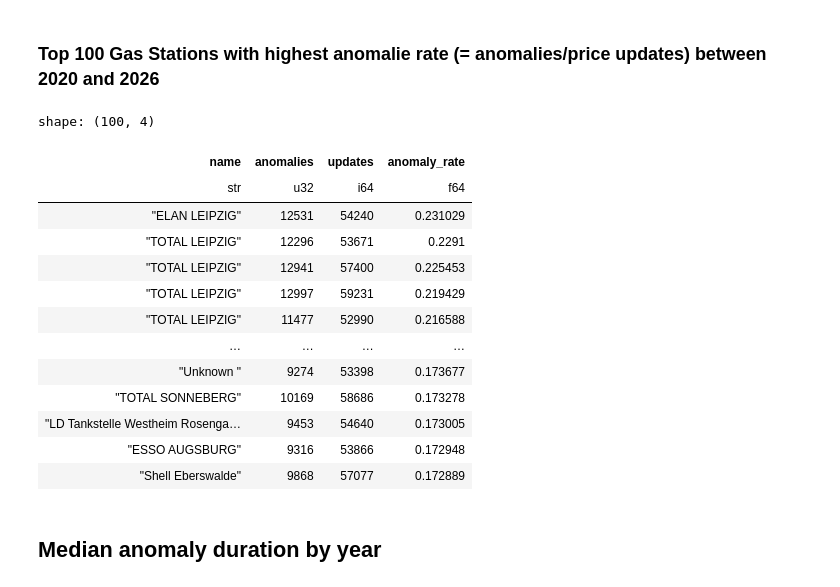
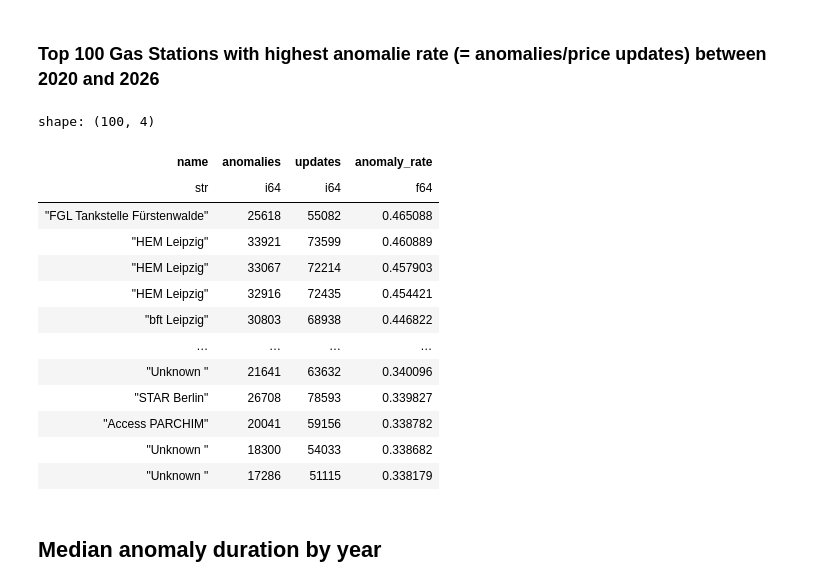
Before and after one commit to qflewy/Data-Science-Projekt, a Jupyter notebook: Notebooks/rq5_notebook_final.ipynb, the cells around one changed output. Cells and saved outputs as stored; diff of their text form; code cells hidden in the pictures.

Commit message:
kernel absturz behoben

```diff
--- a/Notebooks/rq5_notebook_final.ipynb
+++ b/Notebooks/rq5_notebook_final.ipynb
@@ -188,75 +188,62 @@ importlib.reload(rq5_function_lib)
 # %%
 stations_csv = Path(r"C:/Users/Marvin/Dokumente/Bildung/Uni/dsprojekt/tankerkoenig-data/stations/stations.csv")
 stations_parquet = Path("stations.parquet")
+stats_cache = Path("station_stats_2020_2027.parquet") # had to create a cache file for the combined stats beacuse the kernel kept crashing
 
 stations = fl.load_stations(stations_csv, stations_parquet)
+station_stats = pl.read_parquet(stats_cache).filter(pl.col("updates") >= 50000)
 
-# counts
-anomalies = fl.anomalies_per_station(combined)
-
-updates = fl.total_updates(parquet_base, start_year, end_year)
-
-station_stats = fl.anomaly_rate(anomalies, updates)
-
-station_stats = station_stats.filter(
-    pl.col("updates") > 50000
-)
 gas_stations = 100
 map_df = fl.prepare_station_map(station_stats, stations, top_n=gas_stations)
-
 station_data = map_df.to_pandas()
 
-
-fig = go.Figure()
-
-station_data = map_df.to_pandas()
-
-fig = px.scatter_map(
+fig = px.scatter_mapbox(
     station_data,
     lat="latitude",
     lon="longitude",
     size="anomaly_rate",
     color="anomaly_rate",
     hover_name="name",
     hover_data={
         "anomalies": True,
         "updates": True,
         "anomaly_rate": ":.3f"
     },
     size_max=18,
-    zoom=6,
+    zoom=5,
+    center=dict(lat=51.5, lon=10.0),
     height=600,
     title=f"Top {gas_stations} Gas Stations by Anomaly Rate ({start_year}-{end_year-1})",
-    color_continuous_scale="Turbo"
+    color_continuous_scale="Turbo",
+    mapbox_style="open-street-map"
 )
 
 fig.update_layout(
-    mapbox_style="open-street-map",
     margin=dict(l=0, r=0, t=50, b=0)
 )
 
 fig.show()
 
 display(
     map_df
     .select(["name", "anomalies", "updates", "anomaly_rate"])
     .sort("anomaly_rate", descending=True)
 )
 # %% [output]
 shape: (100, 4)
 | name | anomalies | updates | anomaly_rate |
-| str | u32 | i64 | f64 |
-| "ELAN LEIPZIG" | 12531 | 54240 | 0.231029 |
-| "TOTAL LEIPZIG" | 12296 | 53671 | 0.2291 |
-| "TOTAL LEIPZIG" | 12941 | 57400 | 0.225453 |
-| "TOTAL LEIPZIG" | 12997 | 59231 | 0.219429 |
-| "TOTAL LEIPZIG" | 11477 | 52990 | 0.216588 |
+| str | i64 | i64 | f64 |
+| "FGL Tankstelle Fürstenwalde" | 25618 | 55082 | 0.465088 |
+| "HEM Leipzig" | 33921 | 73599 | 0.460889 |
+| "HEM Leipzig" | 33067 | 72214 | 0.457903 |
+| "HEM Leipzig" | 32916 | 72435 | 0.454421 |
+| "bft Leipzig" | 30803 | 68938 | 0.446822 |
 | … | … | … | … |
-| "Unknown " | 9274 | 53398 | 0.173677 |
-| "TOTAL SONNEBERG" | 10169 | 58686 | 0.173278 |
-| "LD Tankstelle Westheim Rosenga… | 9453 | 54640 | 0.173005 |
-| "ESSO AUGSBURG" | 9316 | 53866 | 0.172948 |
-| "Shell Eberswalde" | 9868 | 57077 | 0.172889 |
+| "Unknown " | 21641 | 63632 | 0.340096 |
+| "STAR Berlin" | 26708 | 78593 | 0.339827 |
+| "Access PARCHIM" | 20041 | 59156 | 0.338782 |
+| "Unknown " | 18300 | 54033 | 0.338682 |
+| "Unknown " | 17286 | 51115 | 0.338179 |
 # %% [markdown]
 ## Median anomaly duration by year
 # %%
```
Also changed, not shown: parts of 2 cells of this notebook, 2 other files.
